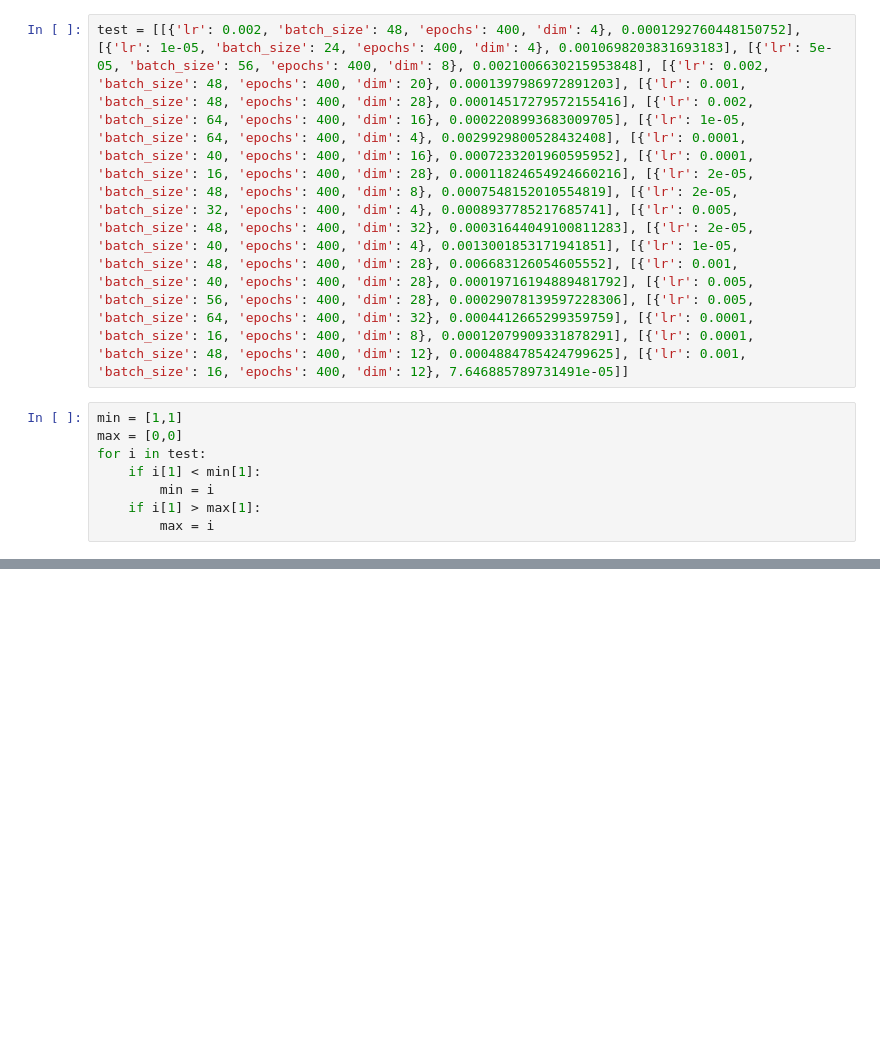
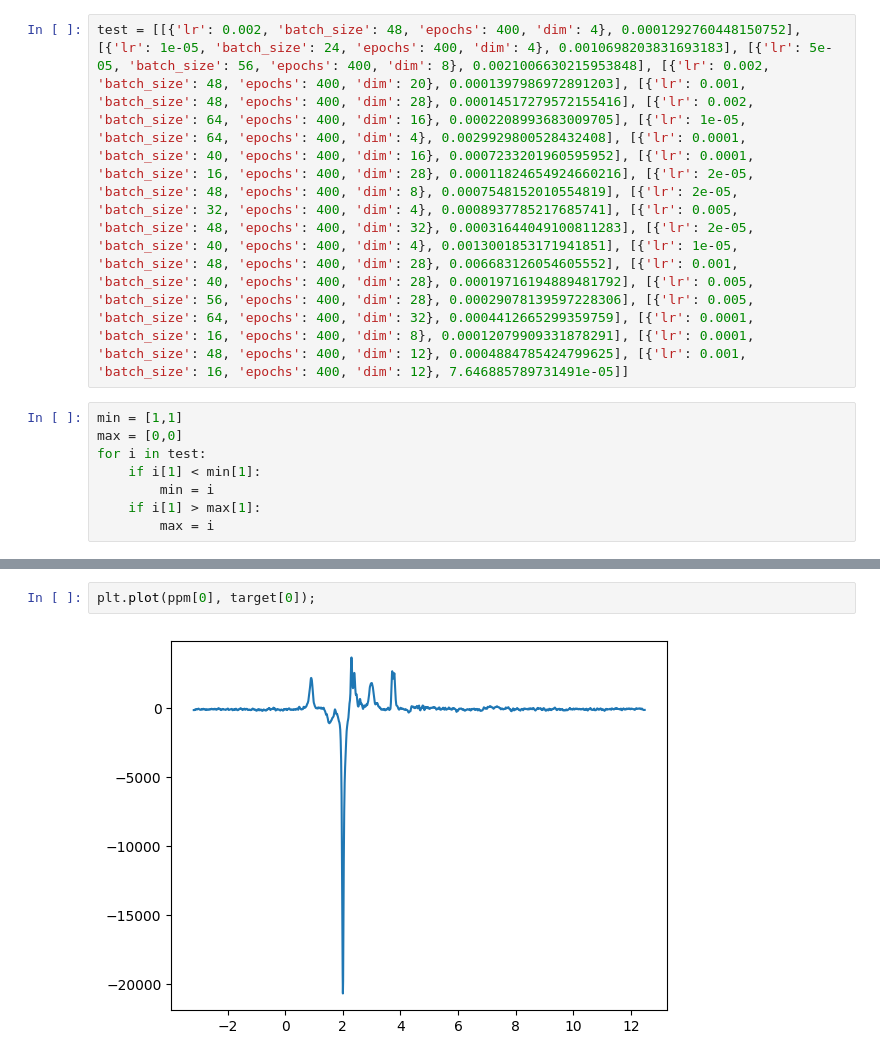
Before and after one commit to SheepieInalittlefield/bep-VAE-MRS, a Jupyter notebook: parameter searching.ipynb, the cells around one changed output, grey strips where cells are left out. Saved outputs shown, nothing was run; the diff lists cells and outputs as text; blank space fills up the shorter version.

```diff
--- a/parameter searching.ipynb
+++ b/parameter searching.ipynb
@@ -52,0 +64,4 @@ min,max
+# %%
+plt.plot(ppm[0], target[0]);
+# %% [output]
+[figure, added]
```
Also changed, not shown: parts of 11 cells of this notebook, 9 other files.
